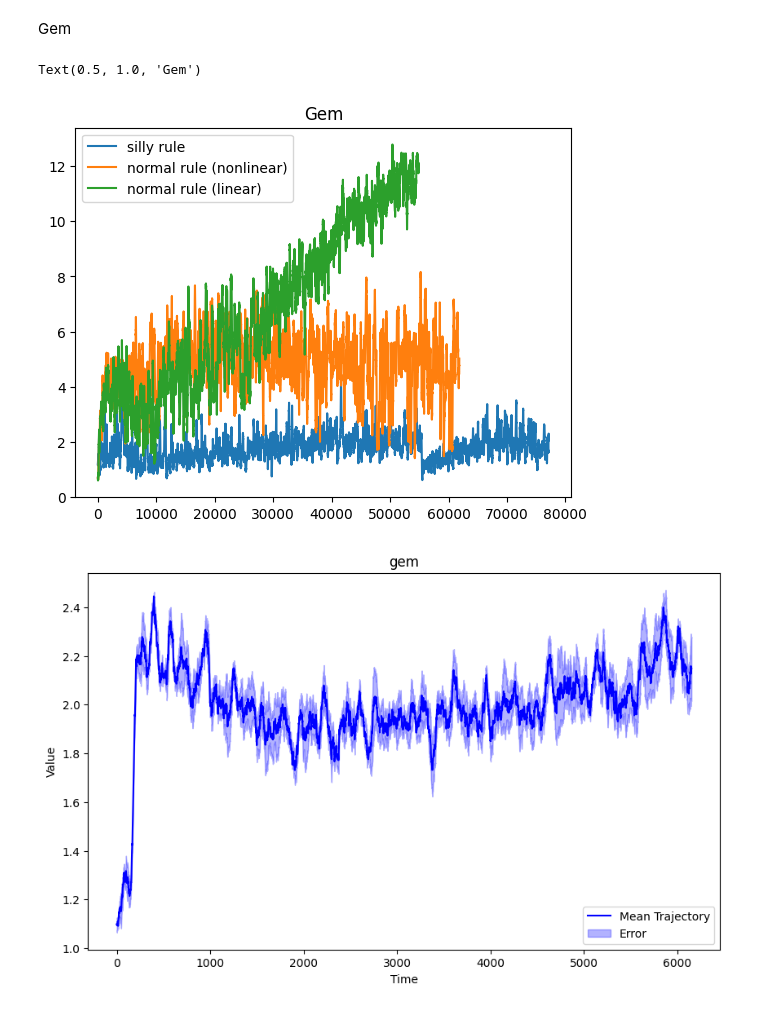
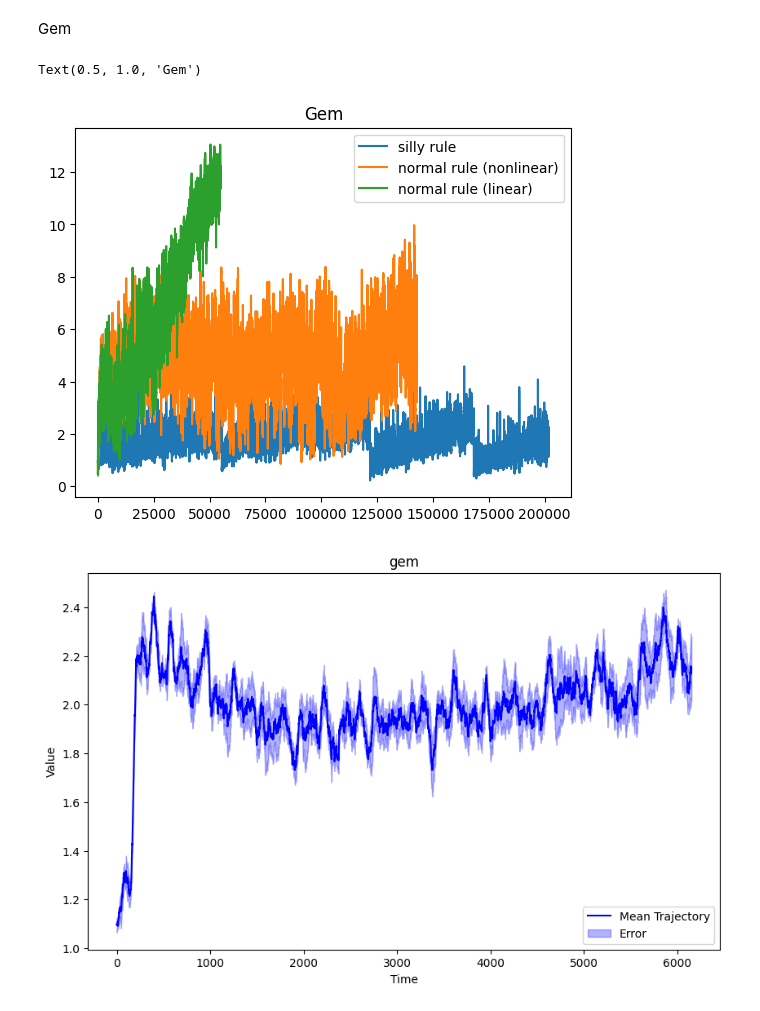
Before and after one commit to social-ai-uoft/sorrel, a Jupyter notebook: examples/state_punishment/analysis/analysis_v2.ipynb, the cells around one changed output. Cells and saved outputs as stored; diff of their text form; code cells hidden in the pictures.

```diff
--- a/examples/state_punishment/analysis/analysis_v2.ipynb
+++ b/examples/state_punishment/analysis/analysis_v2.ipynb
@@ -469,9 +640,8 @@ Text(0.5, 0.98, 'Reward')
 encounter_coins
 # %%
 folders = [
-    'testvote_withseparateTime_boostrap_withEndDone_test2agents_20241219-11121734627418',
-    'testvote_withseparateTime_boostrap_withEndDone_test3agents_20241209-21121733796887',
-    'testvote_withseparateTime_boostrap_withEndDone_test6agents_20241211-09121733926918',
+    'test_study1__dynamic_with_cost0.2_stacked_view_simple_actions_3agents_respawn_0.04_v0_s1_seed1_20250310-16031741638305',
+    'test_study1__dynamic_stacked_view_simple_actions_3agents_respawn_0.04_v0_20250301-17031740866784'
 ]
 
 entity_name = 'Coin'
@@ -553,7 +735,7 @@ labels = ['single_view & simple_actions', 'single_view & compound_actions', 'sta
 labels = ['silly rule', 'normal rule (nonlinear)', 'normal rule (linear)']
 
 alpha = 0.2
-wsize = 100
+wsize = 200
 for ixs, d in enumerate(collective_):
     # plt.plot(exponential_moving_average(d, alpha), label=labels[ixs])
     plt.plot(rolling_average(d, wsize), label=labels[ixs])
@@ -583,9 +765,8 @@ IndexError: list index out of range
 Gem
 # %%
 folders = [
-    'testvote_withseparateTime_boostrap_withEndDone_test2agents_20241219-11121734627418',
-    'testvote_withseparateTime_boostrap_withEndDone_test3agents_20241209-21121733796887',
-    'testvote_withseparateTime_boostrap_withEndDone_test6agents_20241211-09121733926918',
+    'test_study1__dynamic_with_cost0.2_stacked_view_simple_actions_3agents_respawn_0.04_v0_s1_seed1_20250310-16031741638305',
+    'test_study1__fixed_only_taboo_cost0.2_stacked_view_simple_actions_3agents_respawn_0.04_v0_s1_seed1_20250310-17031741641919'
 ]
 
 entity_name = 'Gem'
@@ -608,30 +789,30 @@ for ixs, folder in enumerate(folders):
 collective_ = [np.mean(collective[i], axis=0) for i in range(len(collective))]
 # %%
 # combine different checkpoints
-# folders_1 = [
-#     'test_voting_single_view_simple_actions_3agents_v0_20250219-16021740001974',
-#     'test_voting_single_view_composite_actions_3agents_v0_20250219-16021740001897',
-#     'test_voting_stacked_views_simple_actions_3agents_v0_20250219-15021739996204',
-#     'test_voting_stacked_views_composite_actions_3agents_v0_20250219-16021739998907'
-# ]
-
-# folders_2 = [
-#     '',
-#     'test_voting_single_view_composite_actions_3agents_v0_resume_20250221-13021740163849',
-#     '',
-#     'test_voting_stacked_views_composite_actions_3agents_v0_resume_20250221-13021740163847'
-# ]
 folders_1 = [
     'test_study1__dynamic_stacked_view_simple_actions_3agents_respawn_0.04_v0_20250301-17031740866784',
     'test_study1__fixed_only_taboo_stacked_view_simple_actions_3agents_respawn_0.04_v0_20250302-17031740953710',
     'test_study1__nondynamic_stacked_view_simple_actions_3agents_respawn_0.04_v0_20250228-11021740761664'
 ]
 folders_2 = [
-    'test_study1__dynamic_stacked_view_simple_actions_3agents_respawn_0.04_v0_s2_20250304-11031741106683'
+    'test_study1__dynamic_stacked_view_simple_actions_3agents_respawn_0.04_v0_s2_20250304-11031741106683',
+    'test_study1__fixed_only_taboo_stacked_view_simple_actions_3agents_respawn_0.04_v0_s2_seed1_20250306-10031741276191',
+    ''
+]
+
+folders_3 = [
+    'test_study1__dynamic_stacked_view_simple_actions_3agents_respawn_0.04_v0_s3_seed1_20250307-11031741366173',
+    'test_study1__fixed_only_taboo_stacked_view_simple_actions_3agents_respawn_0.04_v0_s3_seed1_20250309-18031741559491',
+    ''
+]
+
+folders_4 = [
+    'test_study1__dynamic_stacked_view_simple_actions_3agents_respawn_0.04_v0_s4_seed1_20250309-18031741559623',
     '',
     ''
 ]
-folders_all = [folders_1, folders_2]
+
+folders_all = [folders_1, folders_2, folders_3, folders_4]
 
 entity_name = 'Gem'
 agents_num = [2,3,6] # specify the number of agents in each condition
@@ -663,19 +844,19 @@ collective_ = [np.mean(trim_and_calculate_mean(collective_processed[i]), axis=0)
 # %%
 labels = ['2 Aagents', '3 Aagents', '6 Aagents']
 labels = ['single_view & simple_actions', 'single_view & compound_actions', 'stacked_views & simple_actions', 'stacked_views & compound_actions']
 labels = ['silly rule', 'normal rule (nonlinear)', 'normal rule (linear)']
 
 
 alpha = 0.2
-wsize = 100
+wsize = 50
 for ixs, d in enumerate(collective_):
     # plt.plot(exponential_moving_average(d, alpha), label=labels[ixs])
     plt.plot(rolling_average(d, wsize), label=labels[ixs])
 plt.legend()
 plt.title('Gem')
 # %% [output]
 Text(0.5, 1.0, 'Gem')
-[figure, old version]
+[figure, new version]
 # %%
 smoothed_collective_= [rolling_average(d, 50) for d in collective_]
 plot_average_trajectory(smoothed_collective_, 'sem', title='gem')
```
Also changed, not shown: parts of 24 cells of this notebook, 7 other files.
